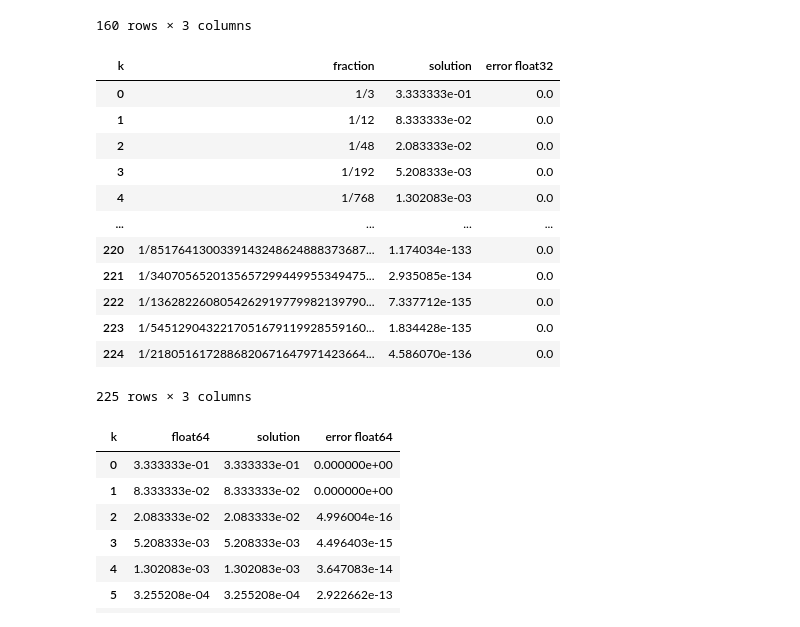
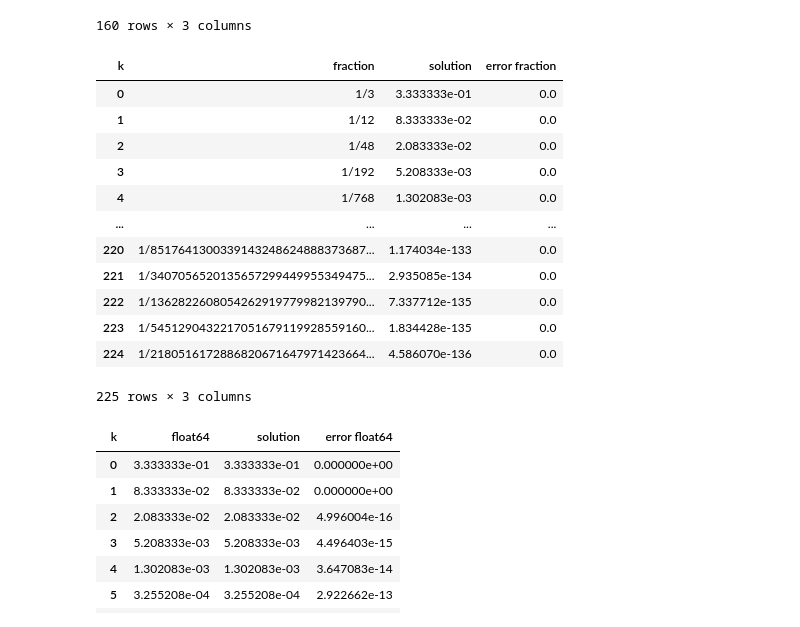
Before and after one commit to domino644/mownit, a Jupyter notebook: lab1/zad2.ipynb, the cells around one changed output. Cells and saved outputs as stored; diff of their text form; code cells hidden in the pictures.

```diff
--- a/lab1/zad2.ipynb
+++ b/lab1/zad2.ipynb
@@ -150,12 +150,12 @@ Pierwszy wyraz ciągu ewaluowany na NaN: 160
 # %%
 df_fraction = pd.DataFrame()
 df_fraction["fraction"] = ys_fraction
 df_fraction["solution"] = ys_cmp225
-df_fraction["error float32"] = abs(ys_fraction - ys_cmp225) / ys_cmp225
+df_fraction["error fraction"] = abs(ys_fraction - ys_cmp225) / ys_cmp225
 df_fraction = df_fraction.rename_axis('k', axis='columns')
 df_fraction
 # %% [output]
-| k | fraction | solution | error float32 |
+| k | fraction | solution | error fraction |
 | 0 | 1/3 | 3.333333e-01 | 0.0 |
 | 1 | 1/12 | 8.333333e-02 | 0.0 |
 | 2 | 1/48 | 2.083333e-02 | 0.0 |
```
Also changed, not shown: 2 other files.
